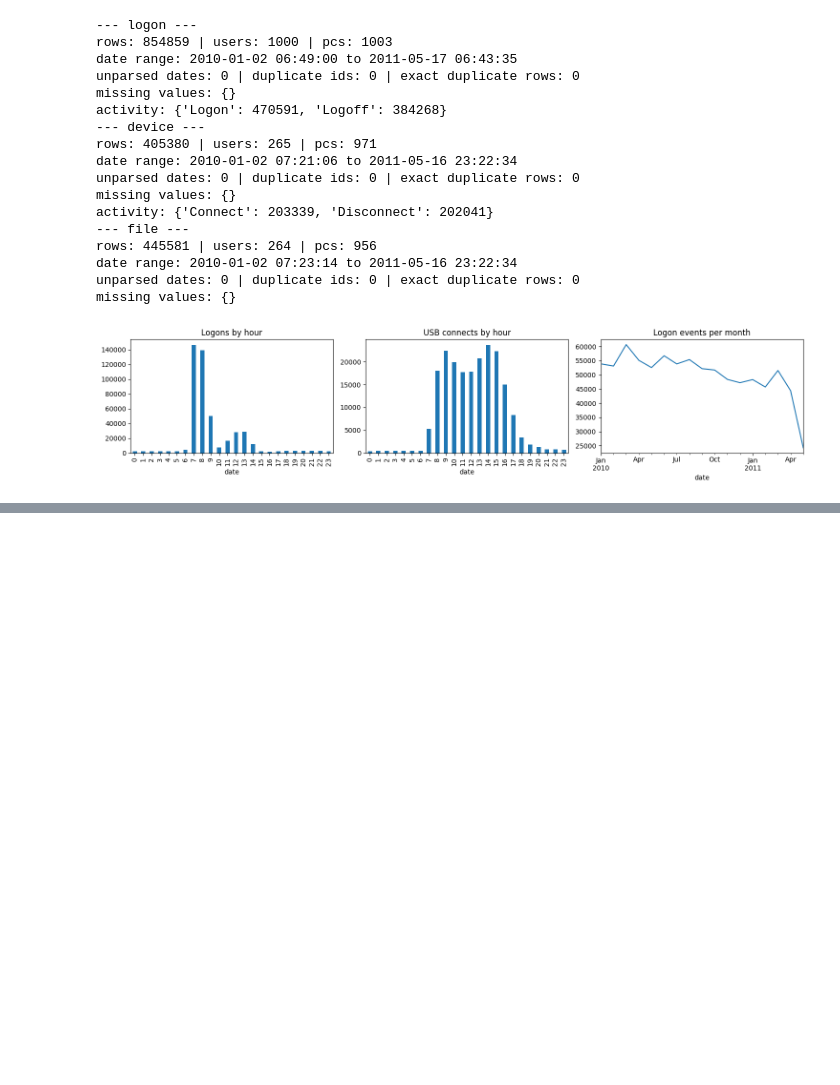
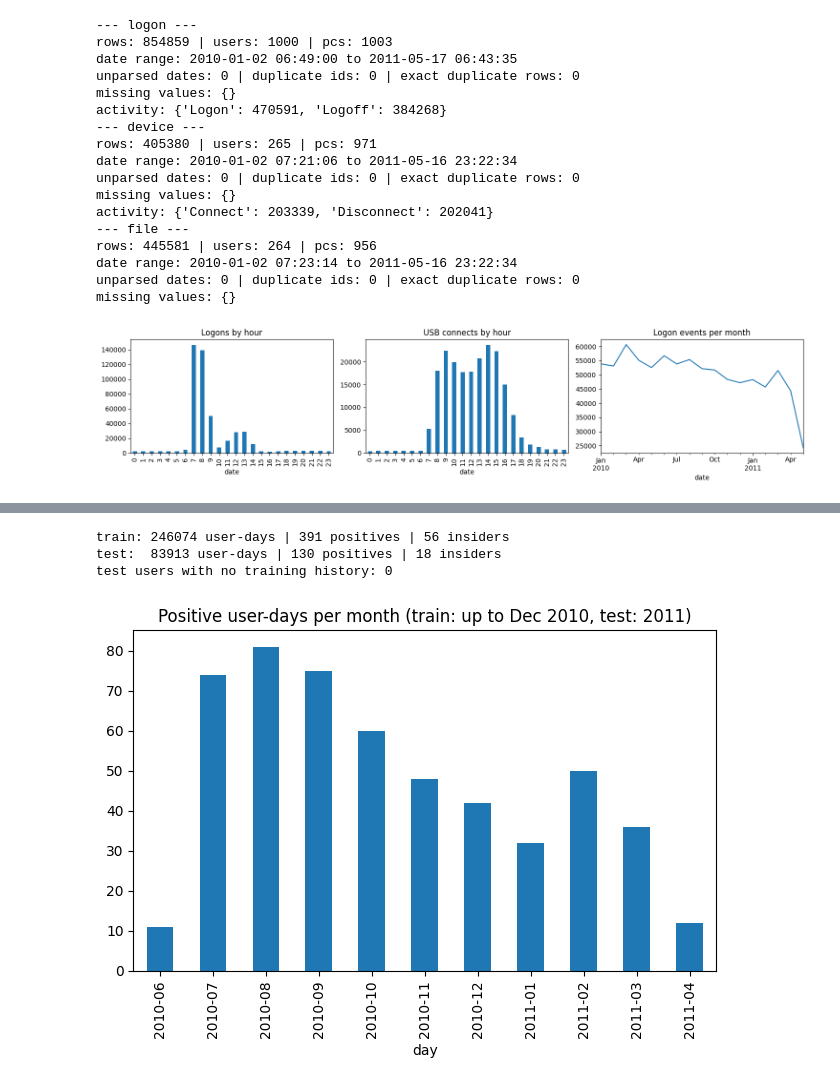
Before and after one commit to SimonYassa/Insider-Threat-and-User-Behavior-Analytics, a Jupyter notebook: notebooks/01_eda_baseline.ipynb, the cells around one changed output, grey strips where cells are left out. Drawn from its saved outputs; the diff is of its cells as text; code cells hidden in the pictures; blank space fills up the shorter version.

```diff
--- a/notebooks/01_eda_baseline.ipynb
+++ b/notebooks/01_eda_baseline.ipynb
@@ -244,0 +276,21 @@ missing values: {}
+# %%
+def read_log(name, cols):
+    df = pd.read_csv(f"{R}/{name}.csv", usecols=cols)
+    df["date"] = pd.to_datetime(df["date"], format=FMT, errors="coerce")
+    bad = int(df["date"].isna().sum())
+    if bad > 0.01 * len(df):
+        raise ValueError(f"{name}: {bad} of {len(df)} dates did not match {FMT}. Paste this message to your helper.")
+    return df.dropna(subset=["date"])
+
+logon = read_log("logon", ["id", "date", "user", "pc", "activity"])
+device = read_log("device", ["id", "date", "user", "pc", "activity"])
+files = read_log("file", ["id", "date", "user", "pc"])
+
+for name, df in [("logon", logon), ("device", device), ("file", files)]:
+    print(f"--- {name} ---")
+    print("rows:", len(df), "| users:", df["user"].nunique(), "| pcs:", df["pc"].nunique())
+    print("date range:", df["date"].min(), "to", df["date"].max())
+    print("duplicate ids:", int(df["id"].duplicated().sum()), "| exact duplicate rows:", int(df.duplicated().sum()),
+          "| missing values:", int(df.isna().sum().sum()))
+    if "activity" in df:
+        print("activity:", df["activity"].value_counts().to_dict())
@@ -244,0 +486,22 @@ missing values: {}
+# %%
+train = ud[ud["day"] <= CUT].reset_index(drop=True)
+test = ud[ud["day"] > CUT].reset_index(drop=True)
+X_train, y_train = train[["user", "day"] + FEATURES], train["y"]
+X_test, y_test = test[["user", "day"] + FEATURES], test["y"]
+print("train:", len(train), "user-days |", int(y_train.sum()), "positives |",
+      train.loc[train["y"] == 1, "user"].nunique(), "insiders")
+print("test: ", len(test), "user-days |", int(y_test.sum()), "positives |",
+      test.loc[test["y"] == 1, "user"].nunique(), "insiders")
+print("test users with no training history:", len(set(test["user"]) - set(train["user"])))
+assert y_train.sum() > 0 and y_test.sum() > 0, "both splits need positive days: move CUT"
+
+pos_by_month = ud[ud["y"] == 1].groupby(ud["day"].dt.to_period("M")).size()
+pos_by_month.plot.bar(title="Positive user-days per month (train: up to Dec 2010, test: 2011)")
+plt.tight_layout()
+plt.savefig(f"{OUT_DIR}/positives_by_month.png", dpi=150)
+plt.show()
+# %% [output]
+train: 246074 user-days | 391 positives | 56 insiders
+test:  83913 user-days | 130 positives | 18 insiders
+test users with no training history: 0
+[figure, added]
```
Also changed, not shown: parts of 18 cells of this notebook.
